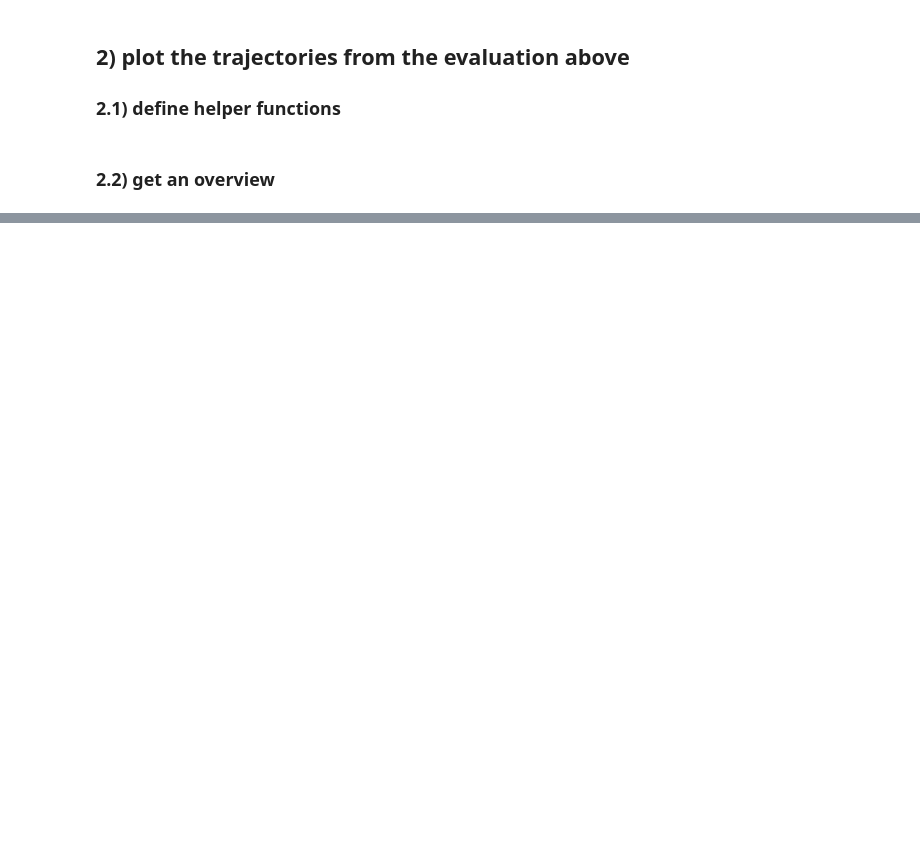
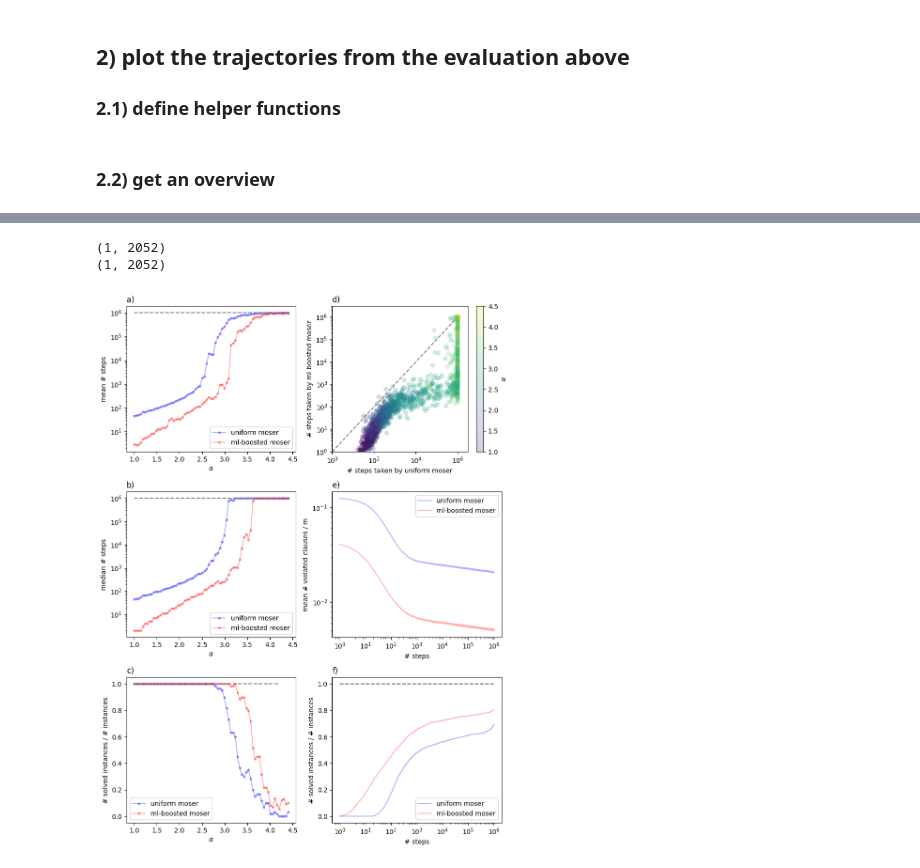
Before and after one commit to porscheofficial/sls_sat_solving_with_deep_learning, a Jupyter notebook: python/src/tutorial.ipynb, the cells around one changed output, grey strips where cells are left out. Cells and saved outputs as stored; diff of their text form; code cells hidden in the pictures; blank space fills up the shorter version.

```diff
--- a/python/src/tutorial.ipynb
+++ b/python/src/tutorial.ipynb
@@ -735,0 +785,18 @@ do_evaluation_multiple_models_paper_legend(saved_eval_path_list, color, average_
+# %%
+saved_eval_path_list=  ["/Users/p403830/Downloads/ml_based_sat_solver_files/trajectories/moser/uniformmoser.npy",
+                        #"/Users/p403830/Downloads/ml_based_sat_solver_files/trajectories/moser/LLL_alt_2_norm_bs_120230803-142954moser.npy",
+                        #"/Users/p403830/Downloads/ml_based_sat_solver_files/trajectories/moser/DM_2_norm_bs_120230803-125306moser.npy",
+                        "/Users/p403830/Downloads/ml_based_sat_solver_files/trajectories/moser/DM_LLL_alt_2_norm_bs_120230803-150920moser.npy",
+                        #"/Users/p403830/Downloads/ml_based_sat_solver_files/trajectories/probsat/LLL_2_norm_bs_120230803-131052probsat.npy",
+                        #"/Users/p403830/Downloads/ml_based_sat_solver_files/trajectories/probsat/DM_LLL_2_norm_bs_120230803-134950probsat.npy",
+
+                        ]
+color = ["blue", "red"]
+x = np.linspace(1, 4.4, 71)
+x_vary = 0.05
+plot_save = "/Users/p403830/Downloads/ml_based_sat_solver_files/plots/Moser_detailed"
+do_evaluation_multiple_models_paper2(saved_eval_path_list, color, average_alpha = (x,x_vary), plot_save = plot_save)
+# %% [output]
+(1, 2052)
+(1, 2052)
+[figure, added]
```
Also changed, not shown: parts of 8 cells of this notebook, 1 other file.
